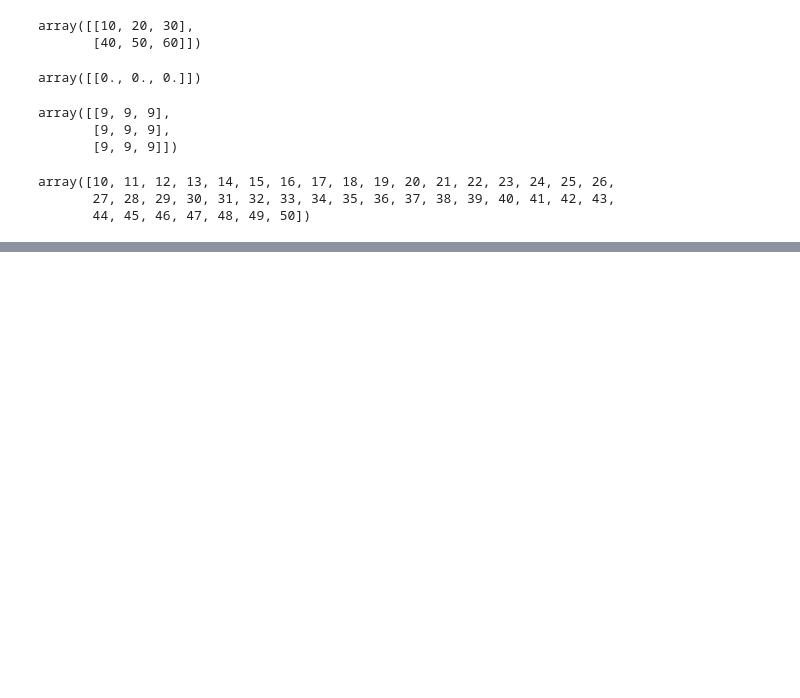
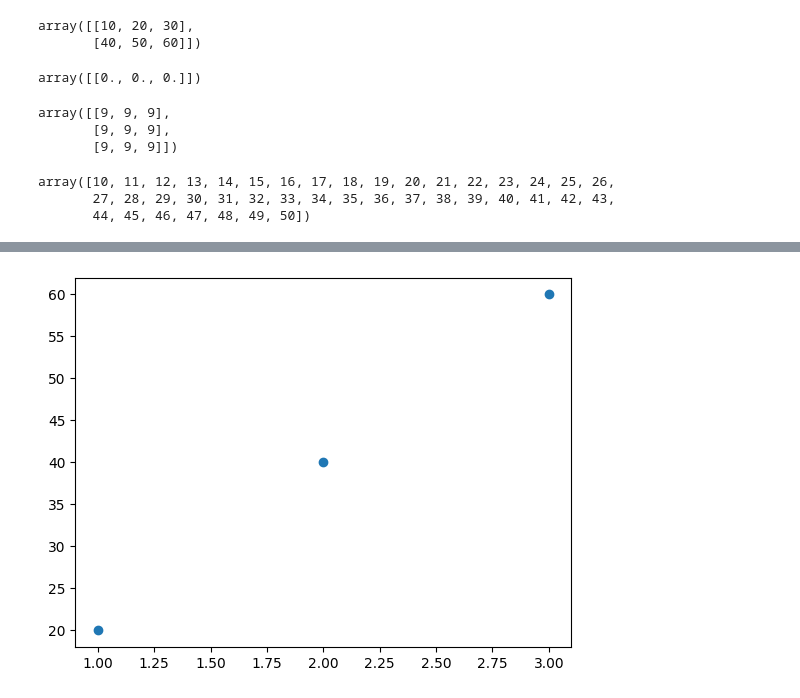
Before and after one commit to aminase/python-data-analysis, a Jupyter notebook: home.ipynb, the cells around one changed output, grey strips where cells are left out. Saved outputs shown, nothing was run; the diff lists cells and outputs as text; code cells hidden in the pictures; blank space fills up the shorter version.

```diff
--- a/home.ipynb
+++ b/home.ipynb
@@ -532,0 +605,9 @@ s1 = pd.Series([1,2,3,4,5])
+# %%
+## SCATTER GRAPH ##
+
+x = [1, 2, 3]
+y = [20, 40, 60]
+plt.scatter(x, y)
+plt.show()
+# %% [output]
+[figure, added]
```
Also changed, not shown: parts of 9 cells of this notebook, 1 other file.
